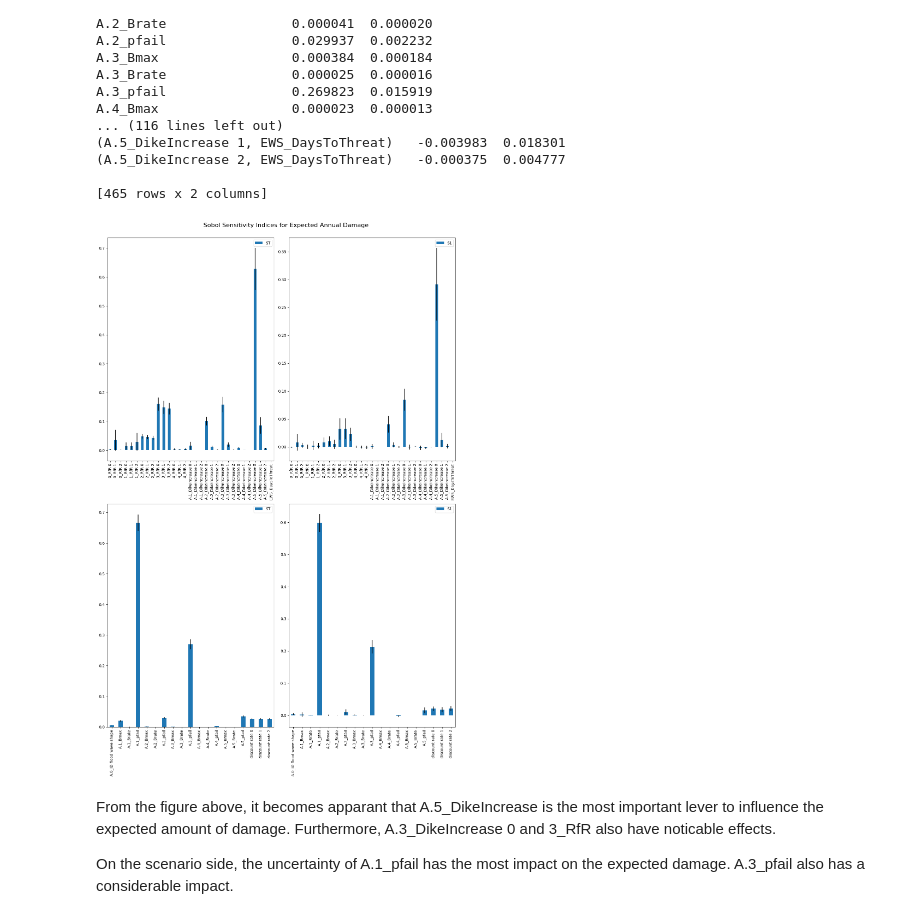
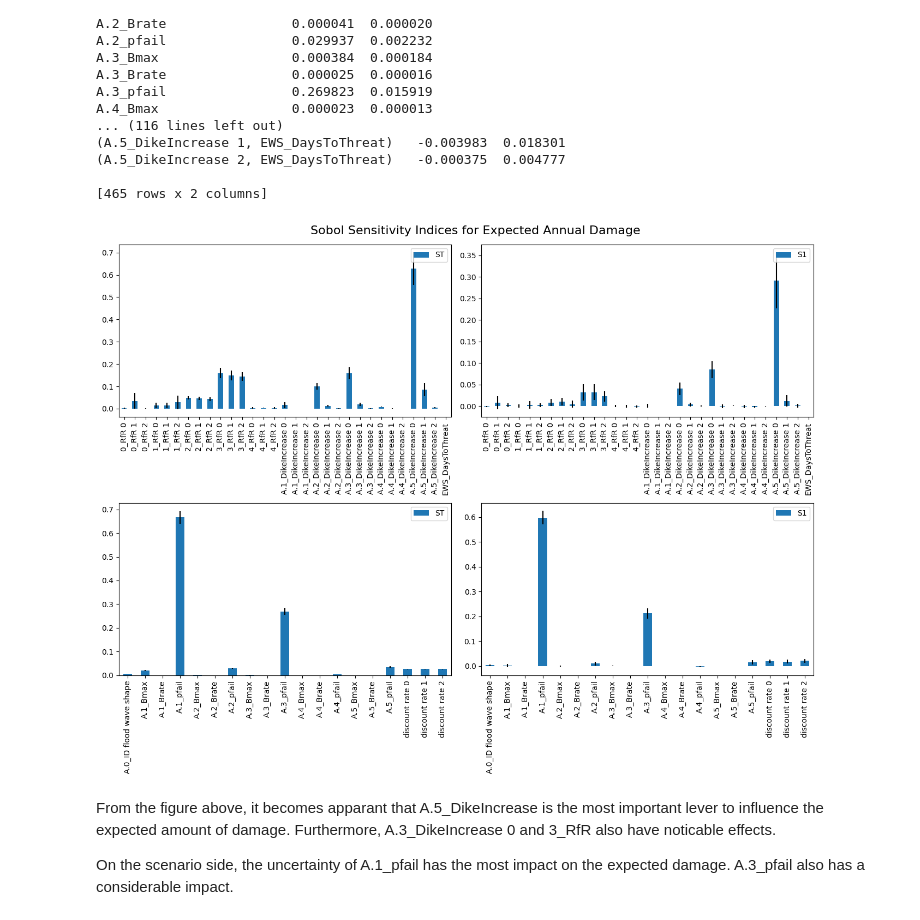
Before and after one commit to pkastelein/EPA141A, a Jupyter notebook: final assignment/Main_document.ipynb, the cells around one changed output. Saved outputs shown, nothing was run; the diff lists cells and outputs as text; code cells hidden in the pictures.

```diff
--- a/final assignment/Main_document.ipynb
+++ b/final assignment/Main_document.ipynb
@@ -167,26 +257,26 @@ A.4_Bmax                 0.000023  0.000013
 [465 rows x 2 columns]
 # %%
 fig, axes = plt.subplots(2, 3)  # Create a 2x3 grid of subplots
-fig.set_size_inches(20, 20)  # Adjust the figure size
+fig.set_size_inches(20, 10)  # Adjust the figure size
 
 # Plot Si_levers on the first row
 Si_levers_damage.plot(ax=axes[0, :])  # Use all three subplots in the first row
 fig.delaxes(axes[0, 2])  # Remove the third subplot in the first row
 
 # Plot Si_uncertainties on the second row
 Si_uncertainties_damage.plot(ax=axes[1, :])  # Use all three subplots in the second row
 fig.delaxes(axes[1, 2])  # Remove the third subplot in the second row
 
 # Adjust layout to remove empty spaces
 fig.tight_layout()
 # Give title to the figure
 
 fig.suptitle('Sobol Sensitivity Indices for Expected Annual Damage', fontsize=16, y=1.02, x=0.35)
 
 
 plt.show()
 # %% [output]
-[figure, old version]
+[figure, new version]
 # %% [markdown]
 From the figure above, it becomes apparant that A.5_DikeIncrease is the most important lever to influence the expected amount of damage. Furthermore, A.3_DikeIncrease 0 and 3_RfR also have noticable effects.
 
```
Also changed, not shown: parts of 16 cells of this notebook, 1 other file.
